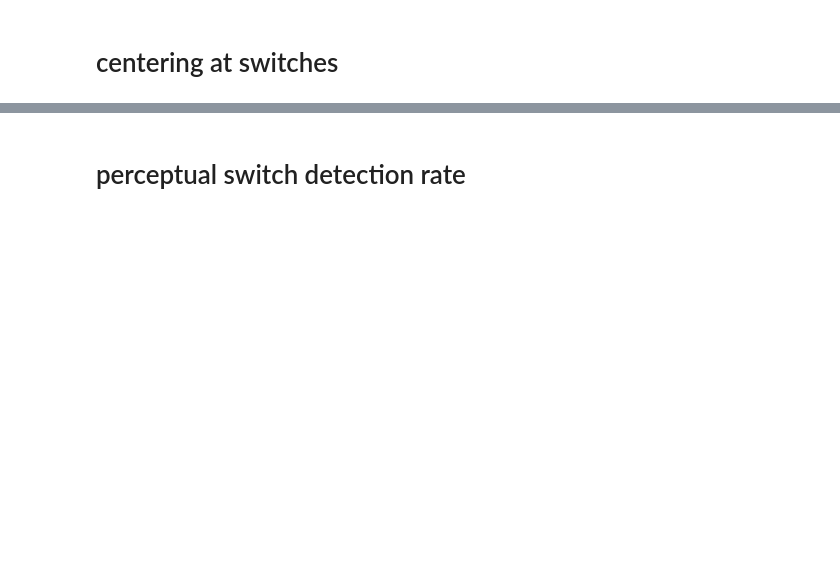
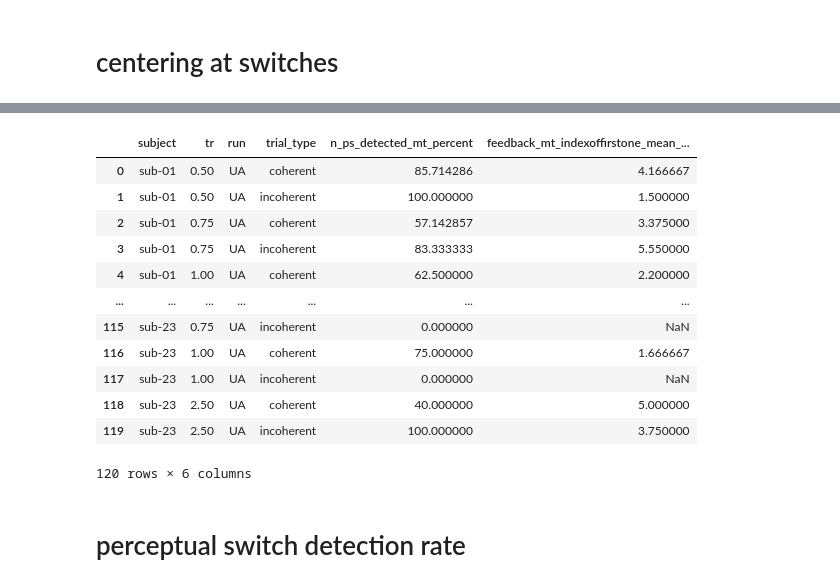
Before and after one commit to CIBIT-UC/vpmbtr, a Jupyter notebook: scripts/step-06_fc.ipynb, the cells around one changed output, grey strips where cells are left out. Saved outputs shown, nothing was run; the diff lists cells and outputs as text; code cells hidden in the pictures; blank space fills up the shorter version.

```diff
--- a/scripts/step-06_fc.ipynb
+++ b/scripts/step-06_fc.ipynb
@@ -330,2 +373,18 @@ for tr_idx,tr in enumerate(tr_list):
+# %%
+df2
+# %% [output]
+|  | subject | tr | run | trial_type | n_ps_detected_mt_percent | feedback_mt_indexoffirstone_mean_... |
+| 0 | sub-01 | 0.50 | UA | coherent | 85.714286 | 4.166667 |
+| 1 | sub-01 | 0.50 | UA | incoherent | 100.000000 | 1.500000 |
+| 2 | sub-01 | 0.75 | UA | coherent | 57.142857 | 3.375000 |
+| 3 | sub-01 | 0.75 | UA | incoherent | 83.333333 | 5.550000 |
+| 4 | sub-01 | 1.00 | UA | coherent | 62.500000 | 2.200000 |
+| ... | ... | ... | ... | ... | ... | ... |
+| 115 | sub-23 | 0.75 | UA | incoherent | 0.000000 | NaN |
+| 116 | sub-23 | 1.00 | UA | coherent | 75.000000 | 1.666667 |
+| 117 | sub-23 | 1.00 | UA | incoherent | 0.000000 | NaN |
+| 118 | sub-23 | 2.50 | UA | coherent | 40.000000 | 5.000000 |
+| 119 | sub-23 | 2.50 | UA | incoherent | 100.000000 | 3.750000 |
+120 rows × 6 columns
 # %% [markdown]
 # perceptual switch detection rate
```
Also changed, not shown: parts of 14 cells of this notebook.
